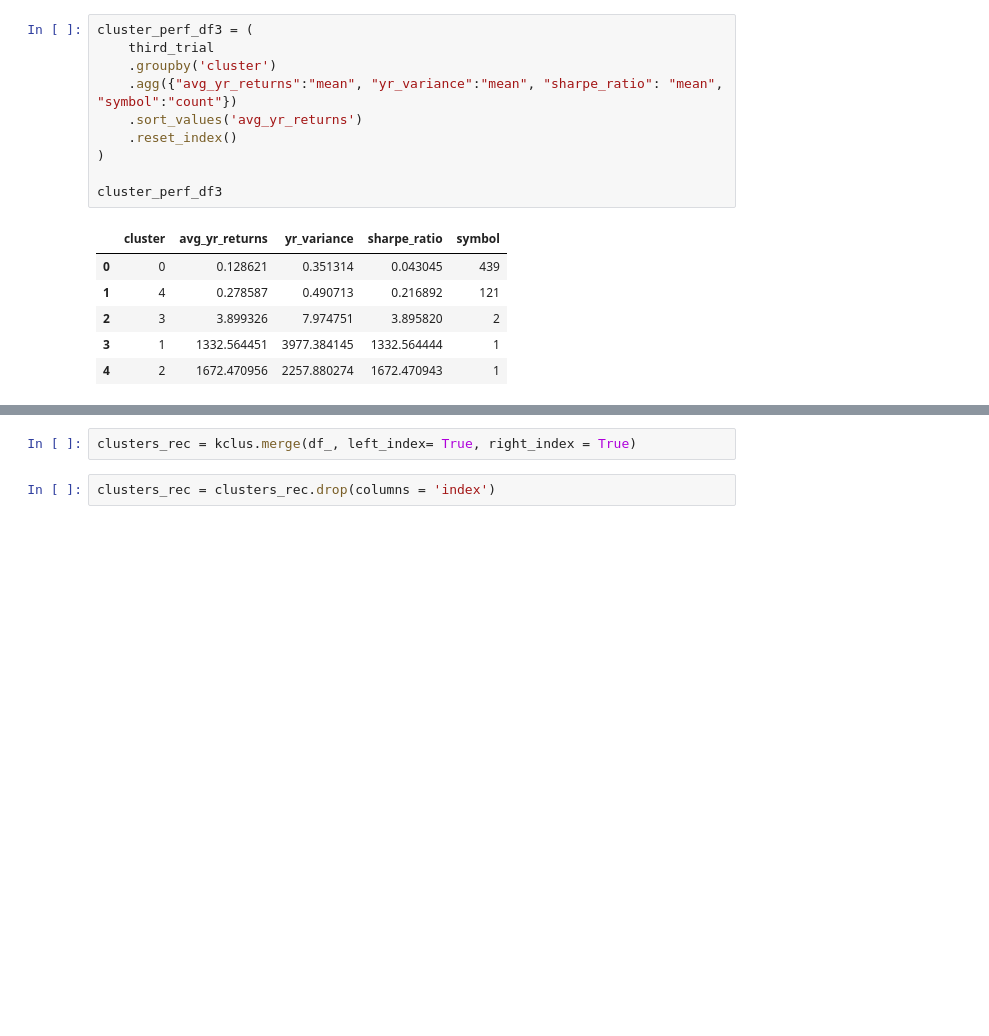
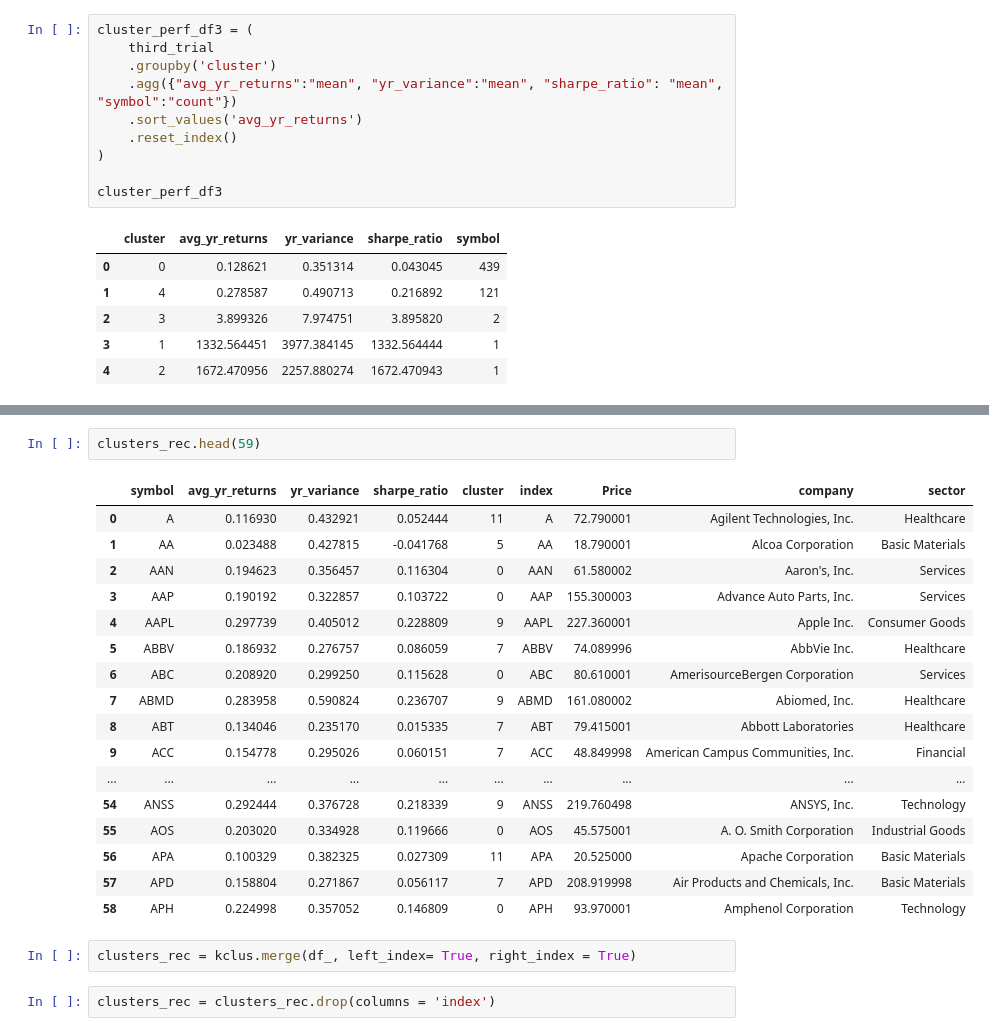
Before and after one commit to Jwdaniel34/UrPortfolio, a Jupyter notebook: Kmean_cluster.ipynb, the cells around one changed output, grey strips where cells are left out. Cells and saved outputs as stored; diff of their text form; blank space fills up the shorter version.

```diff
--- a/Kmean_cluster.ipynb
+++ b/Kmean_cluster.ipynb
@@ -297,6 +301,26 @@ df_ = df_.reset_index()
 # %% [output]
 ARRS not found
 WIN not found
+# %%
+clusters_rec.head(59)
+# %% [output]
+|  | symbol | avg_yr_returns | yr_variance | sharpe_ratio | cluster | index | Price | company | sector |
+| 0 | A | 0.116930 | 0.432921 | 0.052444 | 11 | A | 72.790001 | Agilent Technologies, Inc. | Healthcare |
+| 1 | AA | 0.023488 | 0.427815 | -0.041768 | 5 | AA | 18.790001 | Alcoa Corporation | Basic Materials |
+| 2 | AAN | 0.194623 | 0.356457 | 0.116304 | 0 | AAN | 61.580002 | Aaron's, Inc. | Services |
+| 3 | AAP | 0.190192 | 0.322857 | 0.103722 | 0 | AAP | 155.300003 | Advance Auto Parts, Inc. | Services |
+| 4 | AAPL | 0.297739 | 0.405012 | 0.228809 | 9 | AAPL | 227.360001 | Apple Inc. | Consumer Goods |
+| 5 | ABBV | 0.186932 | 0.276757 | 0.086059 | 7 | ABBV | 74.089996 | AbbVie Inc. | Healthcare |
+| 6 | ABC | 0.208920 | 0.299250 | 0.115628 | 0 | ABC | 80.610001 | AmerisourceBergen Corporation | Services |
+| 7 | ABMD | 0.283958 | 0.590824 | 0.236707 | 9 | ABMD | 161.080002 | Abiomed, Inc. | Healthcare |
+| 8 | ABT | 0.134046 | 0.235170 | 0.015335 | 7 | ABT | 79.415001 | Abbott Laboratories | Healthcare |
+| 9 | ACC | 0.154778 | 0.295026 | 0.060151 | 7 | ACC | 48.849998 | American Campus Communities, Inc. | Financial |
+| ... | ... | ... | ... | ... | ... | ... | ... | ... | ... |
+| 54 | ANSS | 0.292444 | 0.376728 | 0.218339 | 9 | ANSS | 219.760498 | ANSYS, Inc. | Technology |
+| 55 | AOS | 0.203020 | 0.334928 | 0.119666 | 0 | AOS | 45.575001 | A. O. Smith Corporation | Industrial Goods |
+| 56 | APA | 0.100329 | 0.382325 | 0.027309 | 11 | APA | 20.525000 | Apache Corporation | Basic Materials |
+| 57 | APD | 0.158804 | 0.271867 | 0.056117 | 7 | APD | 208.919998 | Air Products and Chemicals, Inc. | Basic Materials |
+| 58 | APH | 0.224998 | 0.357052 | 0.146809 | 0 | APH | 93.970001 | Amphenol Corporation | Technology |
 # %%
 clusters_rec = kclus.merge(df_, left_index= True, right_index = True)
 # %%
```
Also changed, not shown: parts of 15 cells of this notebook, 43 other files.
